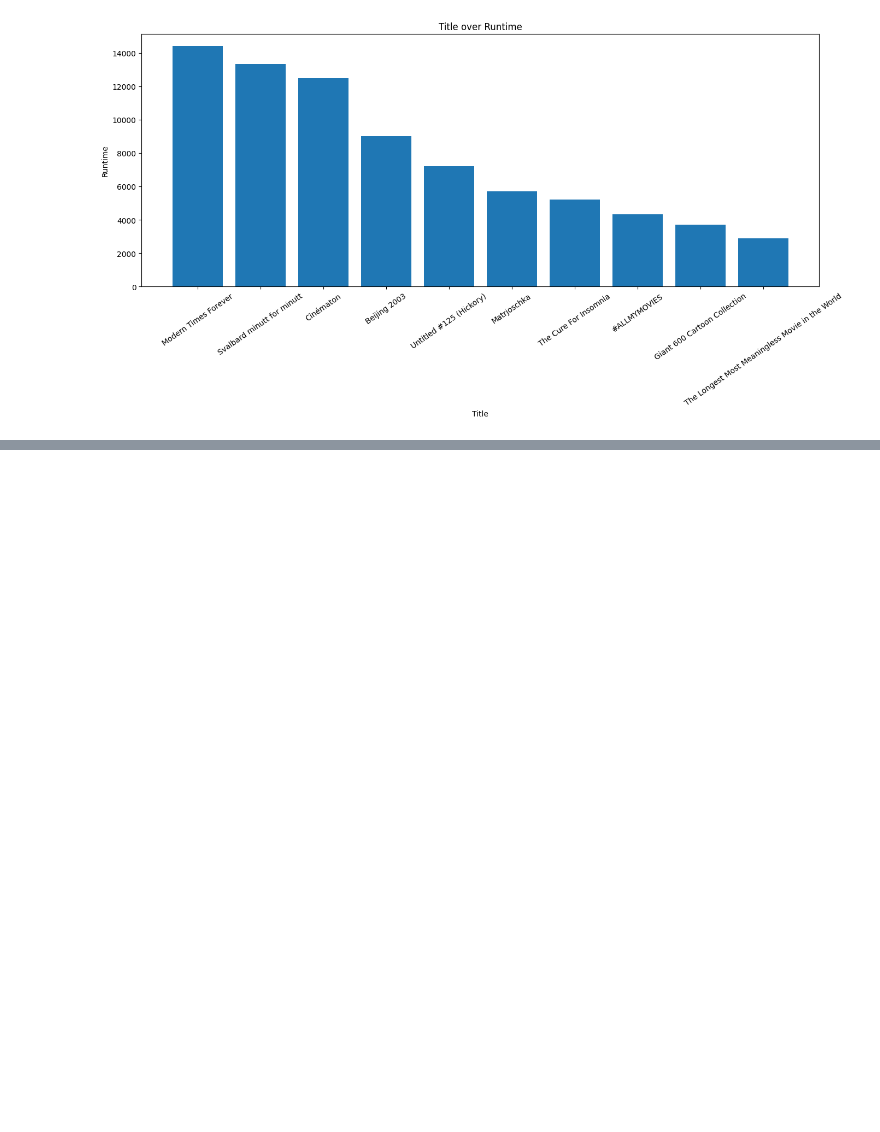
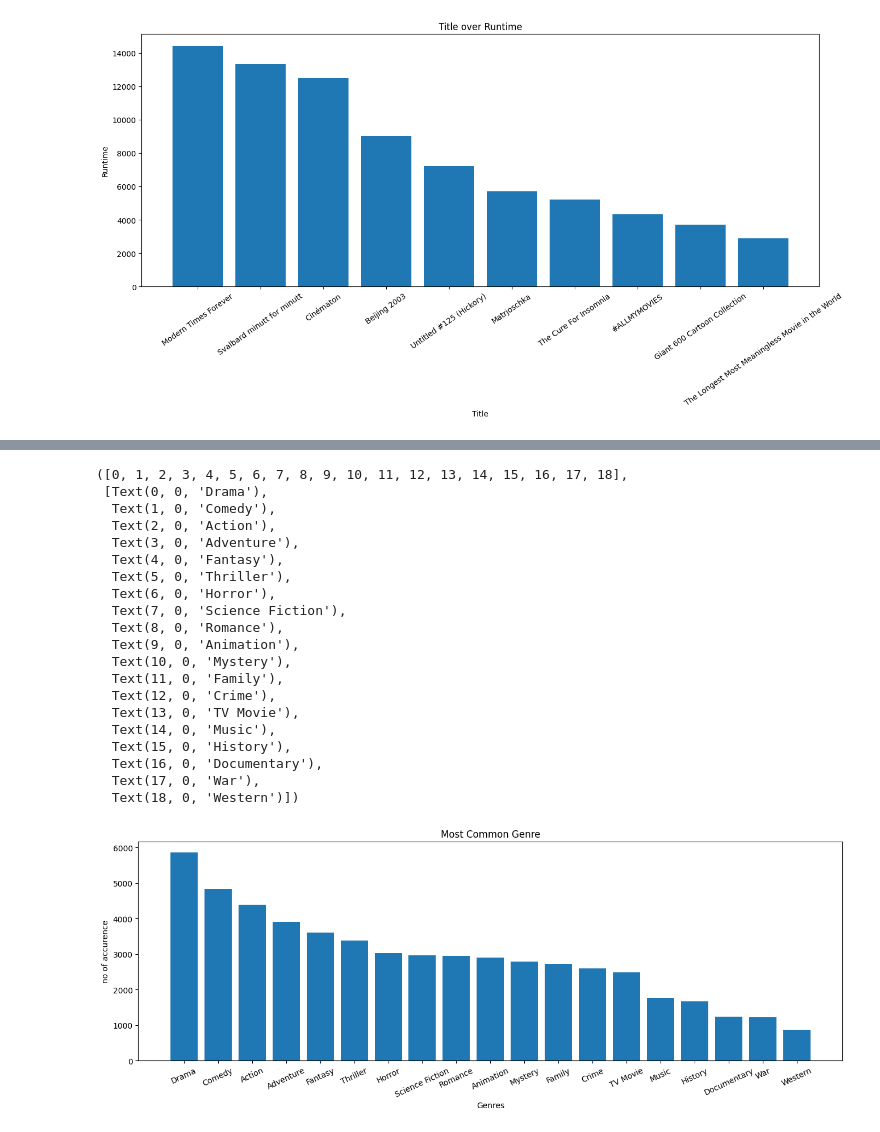
Before and after one commit to Seenuprime/Data-Analytics, a Jupyter notebook: Huge_movies_DataAnalytics.ipynb, the cells around one changed output, grey strips where cells are left out. Saved outputs shown, nothing was run; the diff lists cells and outputs as text; code cells hidden in the pictures; blank space fills up the shorter version.

```diff
--- a/Huge_movies_DataAnalytics.ipynb
+++ b/Huge_movies_DataAnalytics.ipynb
@@ -210,0 +295,3 @@ plt.xticks(rotation=35)
+# %%
+common_genres = df.genres.unique()
+common_genres[:20]
@@ -210,0 +308,5 @@ plt.xticks(rotation=35)
+# %%
+common_genres_df = pd.DataFrame(common_genres, columns=['Genres'])
+common_genres_df['Genres'] = common_genres_df['Genres'].str.split(', ')
+common_genres_df = common_genres_df.explode('Genres')
+common_genres_df
@@ -210,0 +327,5 @@ plt.xticks(rotation=35)
+# %%
+cf_count = common_genres_df.value_counts().sort_values(ascending=False)
+cf_count = cf_count.reset_index()
+cf_count.columns = ['genre', 'count']
+cf_count
@@ -210,0 +350,29 @@ plt.xticks(rotation=35)
+# %%
+plt.figure(figsize=(16, 5))
+plt.bar(cf_count['genre'], cf_count['count'])
+plt.title('Most Common Genre')
+plt.xlabel('Genres')
+plt.ylabel('no of accurence')
+plt.xticks(rotation=25)
+# %% [output]
+([0, 1, 2, 3, 4, 5, 6, 7, 8, 9, 10, 11, 12, 13, 14, 15, 16, 17, 18],
+ [Text(0, 0, 'Drama'),
+  Text(1, 0, 'Comedy'),
+  Text(2, 0, 'Action'),
+  Text(3, 0, 'Adventure'),
+  Text(4, 0, 'Fantasy'),
+  Text(5, 0, 'Thriller'),
+  Text(6, 0, 'Horror'),
+  Text(7, 0, 'Science Fiction'),
+  Text(8, 0, 'Romance'),
+  Text(9, 0, 'Animation'),
+  Text(10, 0, 'Mystery'),
+  Text(11, 0, 'Family'),
+  Text(12, 0, 'Crime'),
+  Text(13, 0, 'TV Movie'),
+  Text(14, 0, 'Music'),
+  Text(15, 0, 'History'),
+  Text(16, 0, 'Documentary'),
+  Text(17, 0, 'War'),
+  Text(18, 0, 'Western')])
+[figure, added]
```
Also changed, not shown: parts of 15 cells of this notebook.
